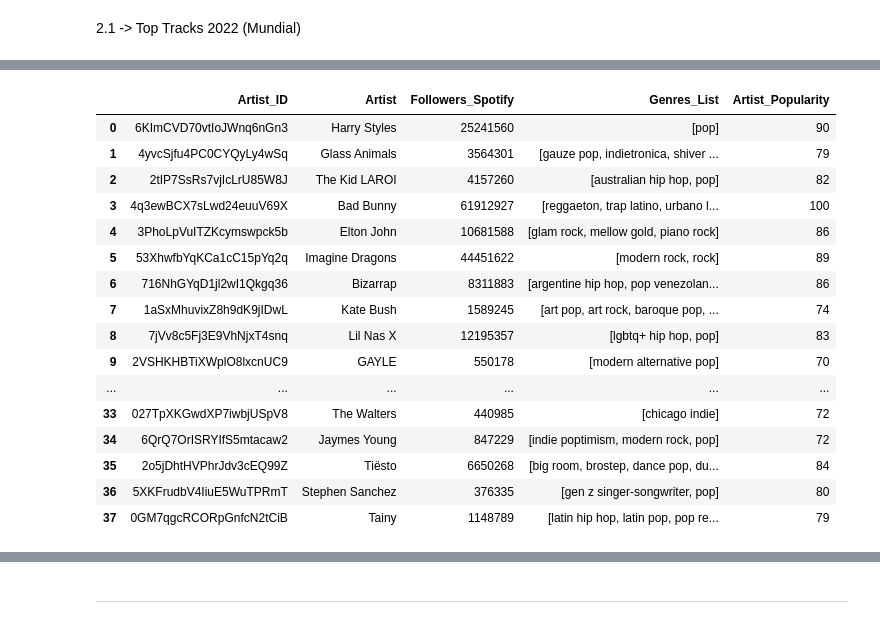
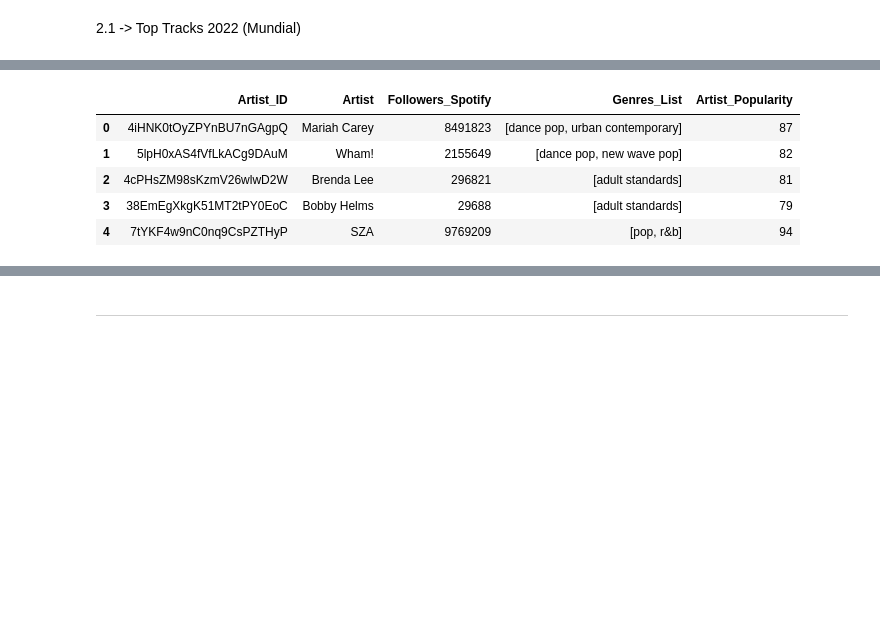
Before and after one commit to juandelacuadra/EDA_TheBridge_DS_PT, a Jupyter notebook: Notebooks/API_Spotify.ipynb, the cells around one changed output, grey strips where cells are left out. Cells and saved outputs as stored; diff of their text form; code cells hidden in the pictures; blank space fills up the shorter version.

```diff
--- a/Notebooks/API_Spotify.ipynb
+++ b/Notebooks/API_Spotify.ipynb
@@ -34,6 +116,9 @@ Guardo las URI que voy a analizar
 # %%
 URI_TOP_WORLD = '37i9dQZF1DX18jTM2l2fJY' # Playlist "Top Tracks 2022"
 URI_TOP_SPAIN = '37i9dQZF1DXdo9iIZiH7LB'# Playlist "Top Canciones 2022 España"
+
+URI_TOP_WORLD_W = '37i9dQZEVXbNG2KDcFcKOF' # SEMANAL
+URI_TOP_SPAIN_W = '37i9dQZEVXbJwoKy8qKpHG' # SEMANAL
 # %% [markdown]
 Obtengo el token de acceso a la API
 # %%
@@ -59,7 +144,7 @@ headers = {
 # %% [markdown]
 2.1 -> Top Tracks 2022 (Mundial)
 # %%
-response_top_world = requests.get(BASE_URL + 'playlists/' + URI_TOP_WORLD + '/tracks/', headers=headers)
+response_top_world = requests.get(BASE_URL + 'playlists/' + URI_TOP_WORLD_W + '/tracks/', headers=headers)
 top_world_tracks = response_top_world.json()
 # %%
 # EXTRAIGO TODAS LAS CANCIONES DE LA PLAYLIST
@@ -252,45 +297,32 @@ df_track_by_artist_world
 # %%
 # DE AQUI VOY A SACAR UNA LISTA CON TODOS LOS ARTISTAS
 
 list_artists = df_track_by_artist_world['Track_Main_Artist_ID'].unique()
 
 columns = ['Artist_ID', 'Artist', 'Followers_Spotify', 'Genres_List', 'Artist_Popularity']
 artist_info = []
 
 # CON ESTO SACO POPULARIDAD, SEGUIDORES Y GENEROS DE CADA ARTISTA
 
 for artist in list_artists:
     response_artist = requests.get(BASE_URL + 'artists/' + artist, headers=headers)
     info_artist = response_artist.json()
 
-
     name = info_artist['name']
     followers = info_artist['followers']['total']
     genres = info_artist['genres']
     popularity = info_artist['popularity']
 
     artist_info_list = [artist, name, followers, genres, popularity]
     artist_info.append(artist_info_list)
 
-
 # MONTO EL DATAFRAME
 df_artist_info_world = pd.DataFrame(artist_info, columns=columns)
-df_artist_info_world
+df_artist_info_world.head(5)
 # %% [output]
 |  | Artist_ID | Artist | Followers_Spotify | Genres_List | Artist_Popularity |
-| 0 | 6KImCVD70vtIoJWnq6nGn3 | Harry Styles | 25241560 | [pop] | 90 |
-| 1 | 4yvcSjfu4PC0CYQyLy4wSq | Glass Animals | 3564301 | [gauze pop, indietronica, shiver ... | 79 |
-| 2 | 2tIP7SsRs7vjIcLrU85W8J | The Kid LAROI | 4157260 | [australian hip hop, pop] | 82 |
-| 3 | 4q3ewBCX7sLwd24euuV69X | Bad Bunny | 61912927 | [reggaeton, trap latino, urbano l... | 100 |
-| 4 | 3PhoLpVuITZKcymswpck5b | Elton John | 10681588 | [glam rock, mellow gold, piano rock] | 86 |
-| 5 | 53XhwfbYqKCa1cC15pYq2q | Imagine Dragons | 44451622 | [modern rock, rock] | 89 |
-| 6 | 716NhGYqD1jl2wI1Qkgq36 | Bizarrap | 8311883 | [argentine hip hop, pop venezolan... | 86 |
-| 7 | 1aSxMhuvixZ8h9dK9jIDwL | Kate Bush | 1589245 | [art pop, art rock, baroque pop, ... | 74 |
-| 8 | 7jVv8c5Fj3E9VhNjxT4snq | Lil Nas X | 12195357 | [lgbtq+ hip hop, pop] | 83 |
-| 9 | 2VSHKHBTiXWplO8lxcnUC9 | GAYLE | 550178 | [modern alternative pop] | 70 |
-| ... | ... | ... | ... | ... | ... |
-| 33 | 027TpXKGwdXP7iwbjUSpV8 | The Walters | 440985 | [chicago indie] | 72 |
-| 34 | 6QrQ7OrISRYIfS5mtacaw2 | Jaymes Young | 847229 | [indie poptimism, modern rock, pop] | 72 |
-| 35 | 2o5jDhtHVPhrJdv3cEQ99Z | Tiësto | 6650268 | [big room, brostep, dance pop, du... | 84 |
-| 36 | 5XKFrudbV4IiuE5WuTPRmT | Stephen Sanchez | 376335 | [gen z singer-songwriter, pop] | 80 |
-| 37 | 0GM7qgcRCORpGnfcN2tCiB | Tainy | 1148789 | [latin hip hop, latin pop, pop re... | 79 |
+| 0 | 4iHNK0tOyZPYnBU7nGAgpQ | Mariah Carey | 8491823 | [dance pop, urban contemporary] | 87 |
+| 1 | 5lpH0xAS4fVfLkACg9DAuM | Wham! | 2155649 | [dance pop, new wave pop] | 82 |
+| 2 | 4cPHsZM98sKzmV26wlwD2W | Brenda Lee | 296821 | [adult standards] | 81 |
+| 3 | 38EmEgXkgK51MT2tPY0EoC | Bobby Helms | 29688 | [adult standards] | 79 |
+| 4 | 7tYKF4w9nC0nq9CsPZTHyP | SZA | 9769209 | [pop, r&b] | 94 |
```
Also changed, not shown: parts of 48 cells of this notebook, 1 other file.
